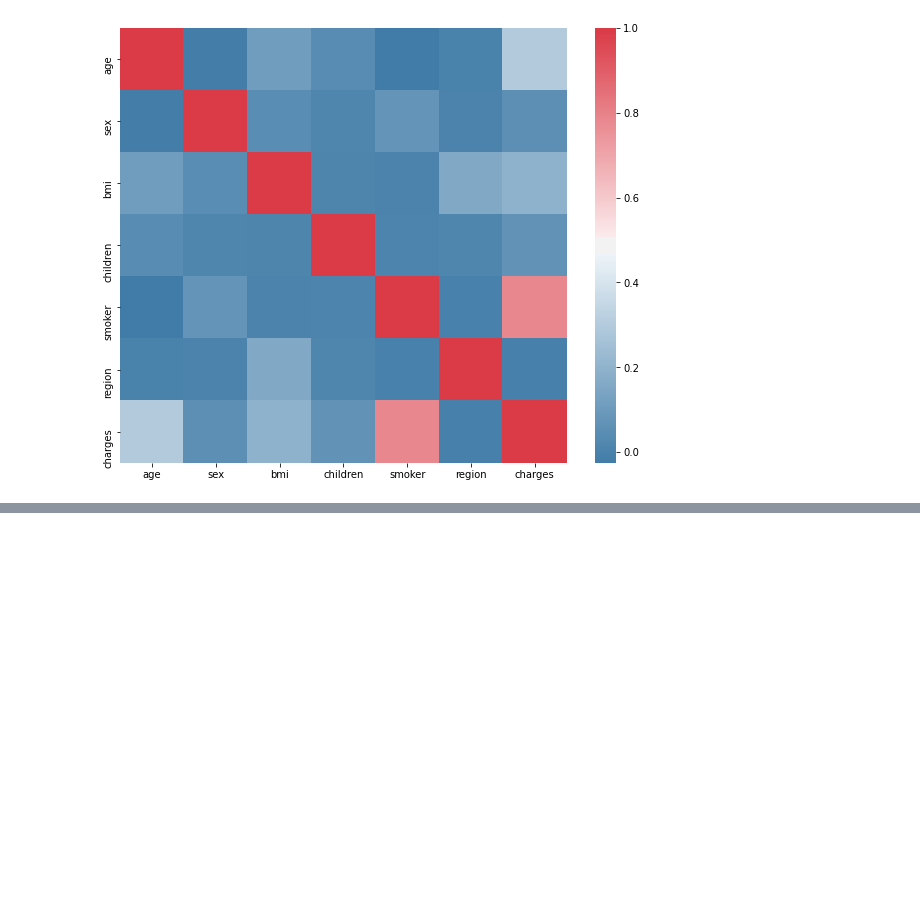
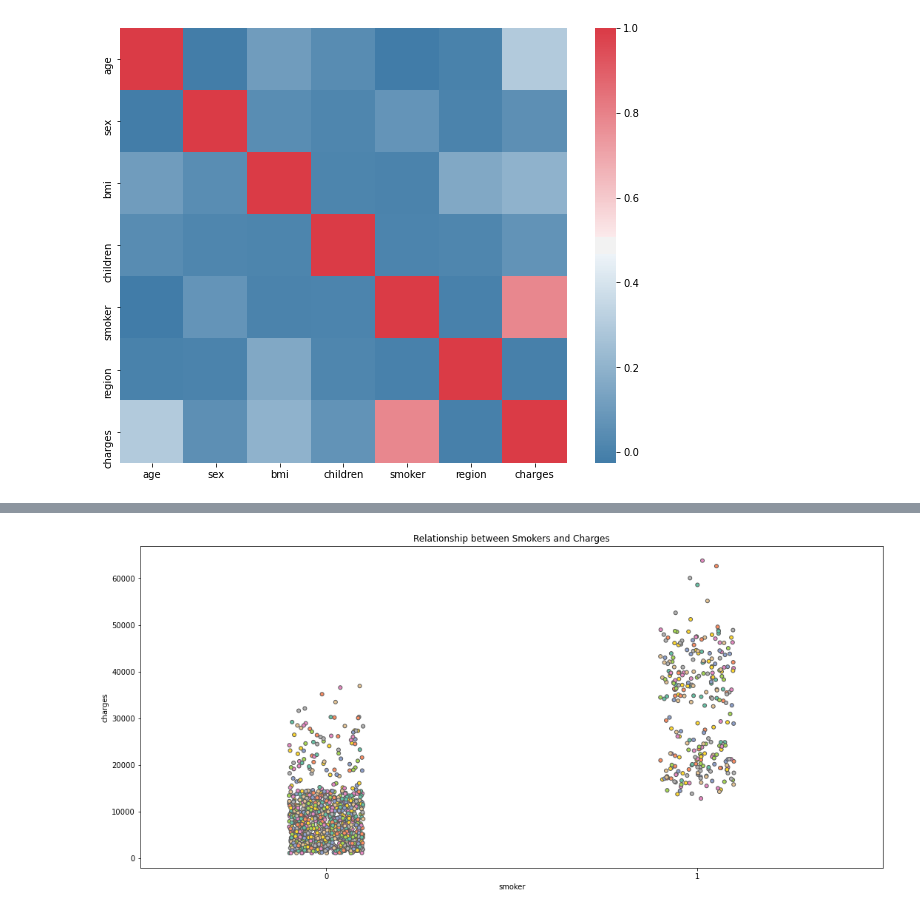
Before and after one commit to ShauliTaragin/ML-Sem1-Assignment, a Jupyter notebook: Regression Task.ipynb, the cells around one changed output, grey strips where cells are left out. Drawn from its saved outputs; the diff is of its cells as text; code cells hidden in the pictures; blank space fills up the shorter version.

```diff
--- a/Regression Task.ipynb
+++ b/Regression Task.ipynb
@@ -141,3 +150,12 @@ sns.heatmap(df.corr() , cmap=sns.diverging_palette(240,10,as_cmap=True) ,ax=ax)
 # %%
 #write obseravations for heat map and investigate smoking and bmi ( maybe age)
 #next step is to determine how many corraltion maps to use. should i use seaborn?
+# %%
+f, ax = plt.subplots(figsize=(18,8))
+sns.stripplot(x="smoker", y="charges", hue="bmi", data=df, ax=ax, linewidth=1, palette="Set2")
+ax.legend_.remove()
+ax.set_title("Relationship between Smokers and Charges")
+
+plt.show()
+# %% [output]
+[figure, added]
```
Also changed, not shown: parts of 11 cells of this notebook.
